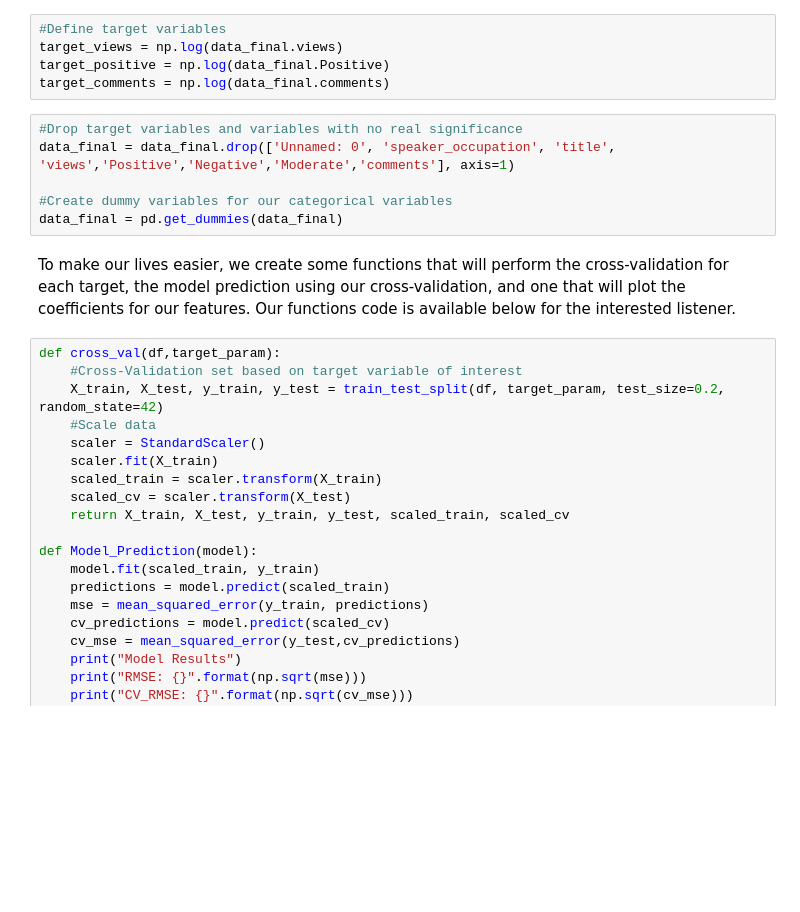
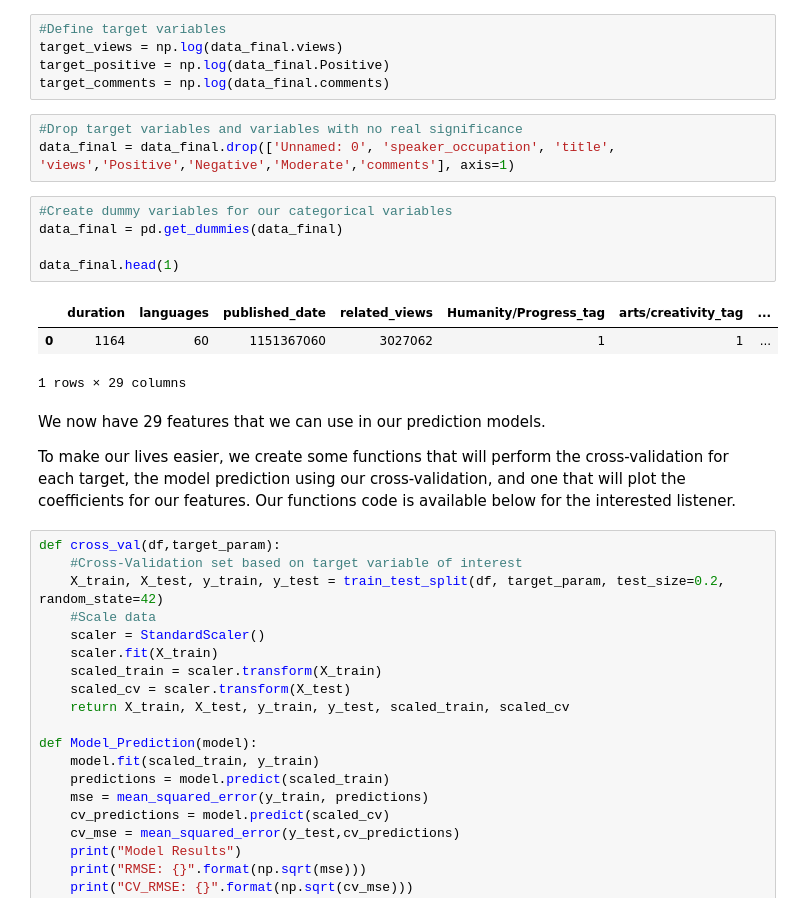
Before and after one commit to TristanMoser/213Project, a Jupyter notebook: TED talk project.ipynb, the cells around one changed output. Drawn from its saved outputs; the diff is of its cells as text; blank space fills up the shorter version.

```diff
--- a/TED talk project.ipynb
+++ b/TED talk project.ipynb
@@ -554,10 +581,19 @@ target_comments = np.log(data_final.comments)
 # %%
 #Drop target variables and variables with no real significance
 data_final = data_final.drop(['Unnamed: 0', 'speaker_occupation', 'title', 'views','Positive','Negative','Moderate','comments'], axis=1)
-
-#Create dummy variables for our categorical variables
-data_final = pd.get_dummies(data_final)
+# %%
+#Create dummy variables for our categorical variables
+data_final = pd.get_dummies(data_final)
+
+data_final.head(1)
+# %% [output]
+|  | duration | languages | published_date | related_views | Humanity/Progress_tag | arts/creativity_tag | ... |
+| 0 | 1164 | 60 | 1151367060 | 3027062 | 1 | 1 | ... |
+1 rows × 29 columns
 # %% [markdown]
+We now have 29 features that we can use in our prediction models.
+
+
 To make our lives easier, we create some functions that will perform the cross-validation for each target, the model prediction using our cross-validation, and one that will plot the coefficients for our features. Our functions code is available below for the interested listener.
 # %%
 def cross_val(df,target_param):
```
Also changed, not shown: parts of 17 cells of this notebook.
